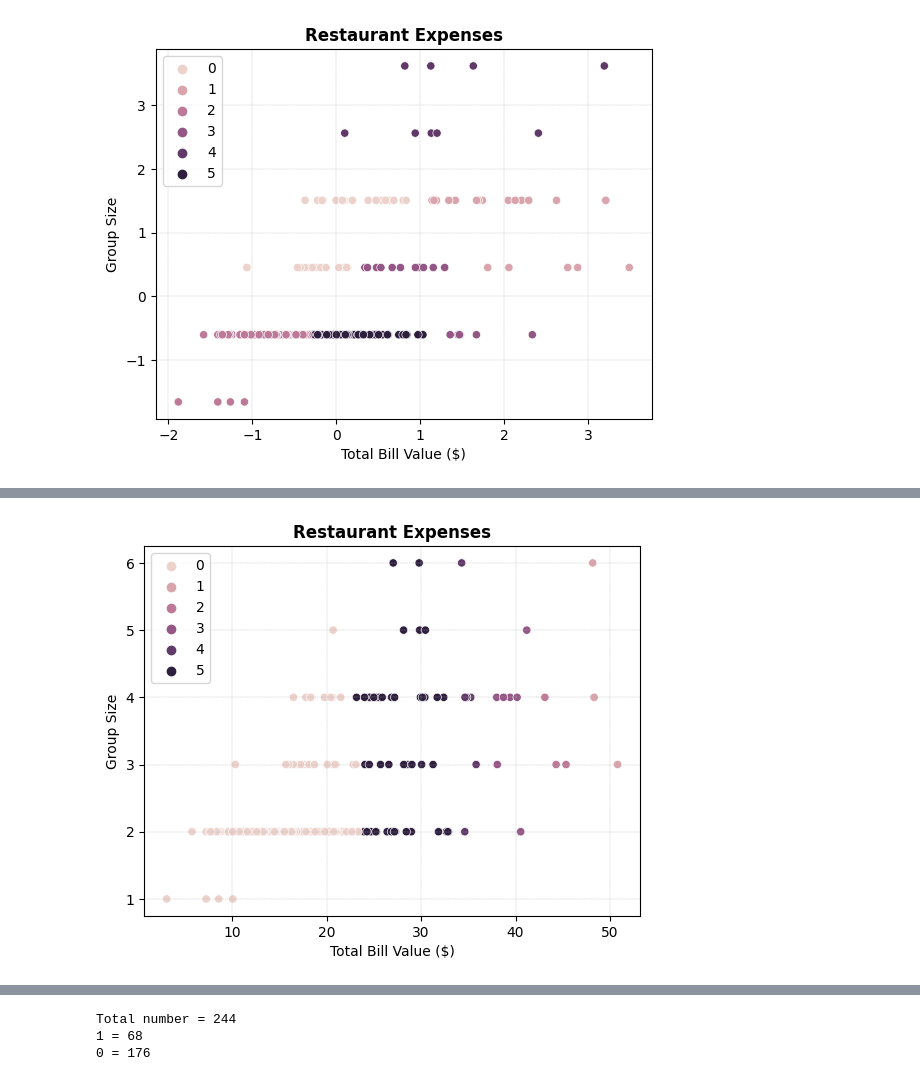
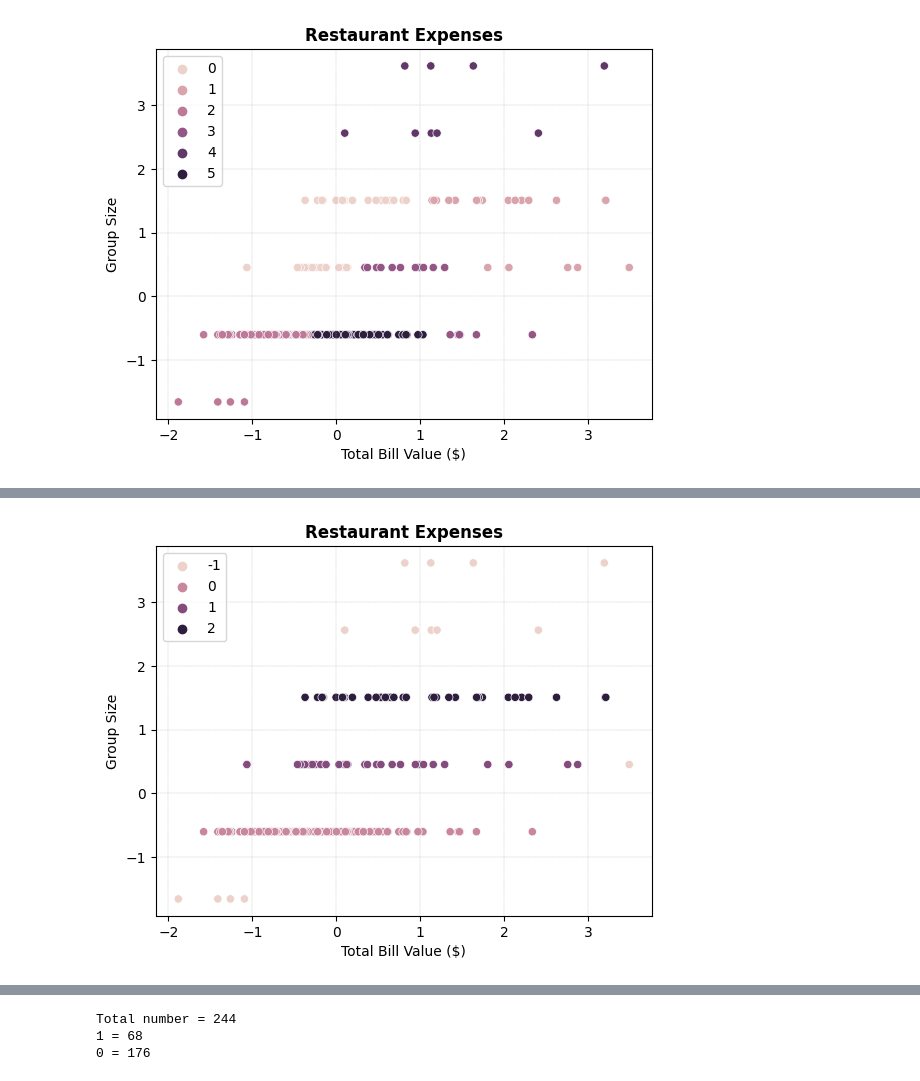
Before and after one commit to jakub-braja/Podstawy-uczenia-maszynowego, a Jupyter notebook: Zajecia_6_Clustering.ipynb, the cells around one changed output, grey strips where cells are left out. Saved outputs shown, nothing was run; the diff lists cells and outputs as text; code cells hidden in the pictures.

```diff
--- a/Zajecia_6_Clustering.ipynb
+++ b/Zajecia_6_Clustering.ipynb
@@ -247,6 +255,16 @@ https://scikit-learn.org/stable/modules/generated/sklearn.cluster.AgglomerativeC
 # %%
 from sklearn.preprocessing import StandardScaler
+import pandas as pd
 
+
+
+# create an instance of the StandardScaler class
 scaler = StandardScaler()
-df[['total_bill', 'size']] = scaler.fit_transform(df['total_bill'])
+# df_np = df[['total_bill', 'size']].to_numpy()
+# standardize the 'total_bill' and 'size' columns
+df[['total_bill', 'size']] = scaler.fit_transform(df[['total_bill', 'size']].to_numpy())
+
+
+
+np.shape(df[['total_bill', 'size']])
 # %% [output]
@@ -291,16 +314,18 @@ from sklearn.cluster import DBSCAN
 # %%
 S = df[['total_bill', 'size']].to_numpy()
 
-clustering_S = SpectralClustering(6).fit(S)
+# we are assiggning 0,95 as a max distance between two cluster points
+
+clustering_S = DBSCAN(0.95).fit(S)
 
 
 sns.scatterplot(x=df['total_bill'], y=df['size'], hue=clustering_S.labels_)
 plt.title('Restaurant Expenses', fontsize = 12, fontweight = 'bold')
 plt.xlabel('Total Bill Value ($)')
 plt.ylabel('Group Size')
 plt.grid(linestyle = '--', linewidth = 0.25)
 # %% [output]
-[figure, old version]
+[figure, new version]
 # %%
 # This time KMEANS performed as well as agglomerative clustering
 
```
Also changed, not shown: parts of 59 cells of this notebook.
